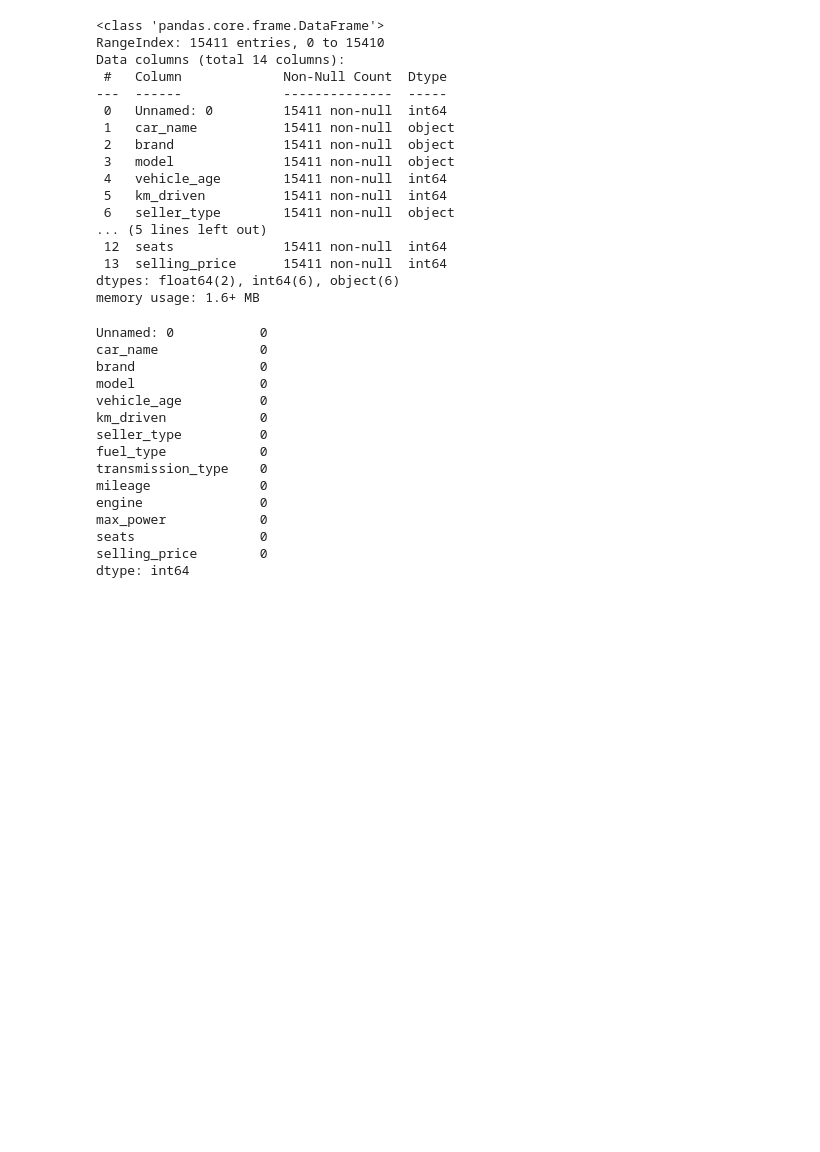
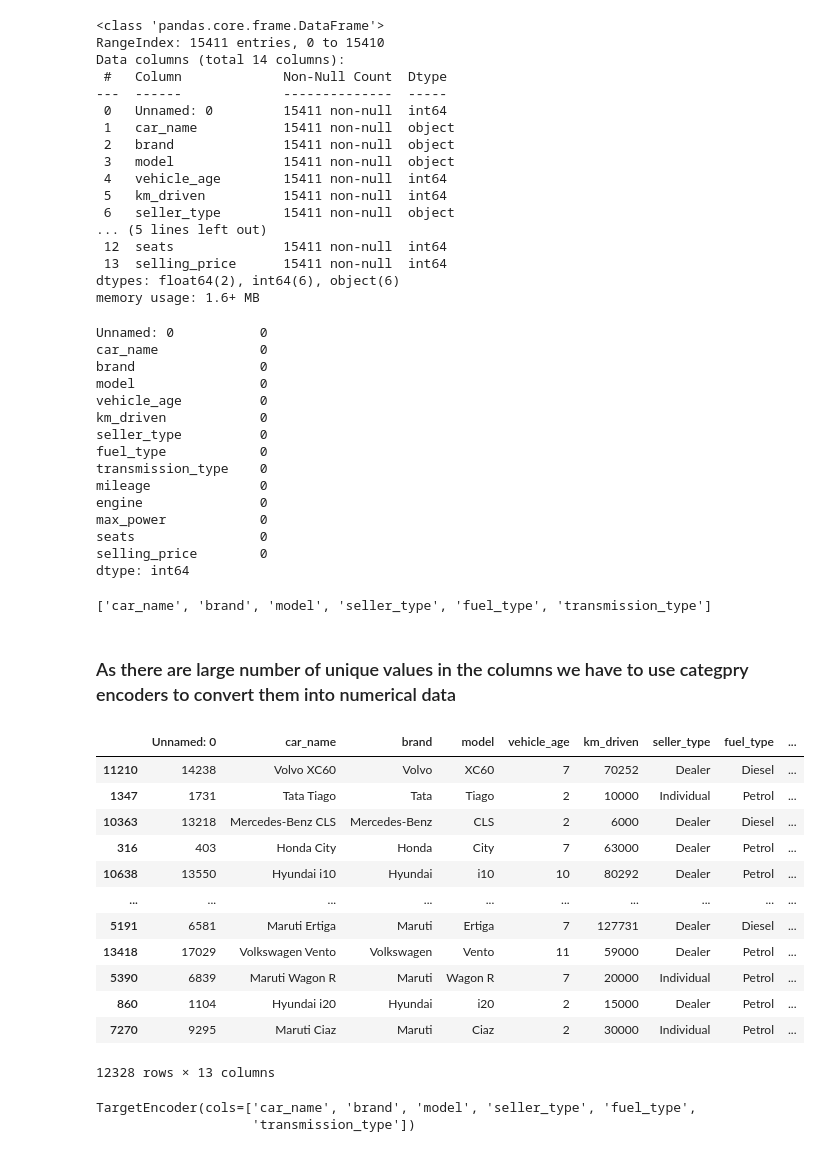
Before and after one commit to 1404Samyak/Random_Forest-_Regressor, a Jupyter notebook: carprice.ipynb, the cells around one changed output. Drawn from its saved outputs; the diff is of its cells as text; code cells hidden in the pictures; blank space fills up the shorter version.

```diff
--- a/carprice.ipynb
+++ b/carprice.ipynb
@@ -62,3 +62,33 @@ max_power            0
 seats                0
 selling_price        0
 dtype: int64
+# %%
+categorical_columns=[]
+for column in data.columns:
+    if data[column].dtype=='object':
+        categorical_columns.append(column)
+categorical_columns
+# %% [output]
+['car_name', 'brand', 'model', 'seller_type', 'fuel_type', 'transmission_type']
+# %% [markdown]
+### As there are large number of unique values in the columns we have to use categpry encoders to convert them into numerical data
+# %%
+X=data.drop(['selling_price'],axis=1)
+y=data[['selling_price']]
+# %%
+X_train,X_test,y_train,y_test=train_test_split(X,y,test_size=0.2,random_state=42)
+X_train
+# %% [output]
+|  | Unnamed: 0 | car_name | brand | model | vehicle_age | km_driven | seller_type | fuel_type | ... |
+| 11210 | 14238 | Volvo XC60 | Volvo | XC60 | 7 | 70252 | Dealer | Diesel | ... |
+| 1347 | 1731 | Tata Tiago | Tata | Tiago | 2 | 10000 | Individual | Petrol | ... |
+| 10363 | 13218 | Mercedes-Benz CLS | Mercedes-Benz | CLS | 2 | 6000 | Dealer | Diesel | ... |
+| 316 | 403 | Honda City | Honda | City | 7 | 63000 | Dealer | Petrol | ... |
+| 10638 | 13550 | Hyundai i10 | Hyundai | i10 | 10 | 80292 | Dealer | Petrol | ... |
+| ... | ... | ... | ... | ... | ... | ... | ... | ... | ... |
+| 5191 | 6581 | Maruti Ertiga | Maruti | Ertiga | 7 | 127731 | Dealer | Diesel | ... |
+| 13418 | 17029 | Volkswagen Vento | Volkswagen | Vento | 11 | 59000 | Dealer | Petrol | ... |
+| 5390 | 6839 | Maruti Wagon R | Maruti | Wagon R | 7 | 20000 | Individual | Petrol | ... |
+| 860 | 1104 | Hyundai i20 | Hyundai | i20 | 2 | 15000 | Dealer | Petrol | ... |
+| 7270 | 9295 | Maruti Ciaz | Maruti | Ciaz | 2 | 30000 | Individual | Petrol | ... |
+12328 rows × 13 columns
@@ -64,0 +98,6 @@ dtype: int64
+# %%
+encoder=ce.TargetEncoder(cols=categorical_columns)
+encoder
+# %% [output]
+TargetEncoder(cols=['car_name', 'brand', 'model', 'seller_type', 'fuel_type',
+                    'transmission_type'])
```
Also changed, not shown: parts of 1 cell of this notebook.
